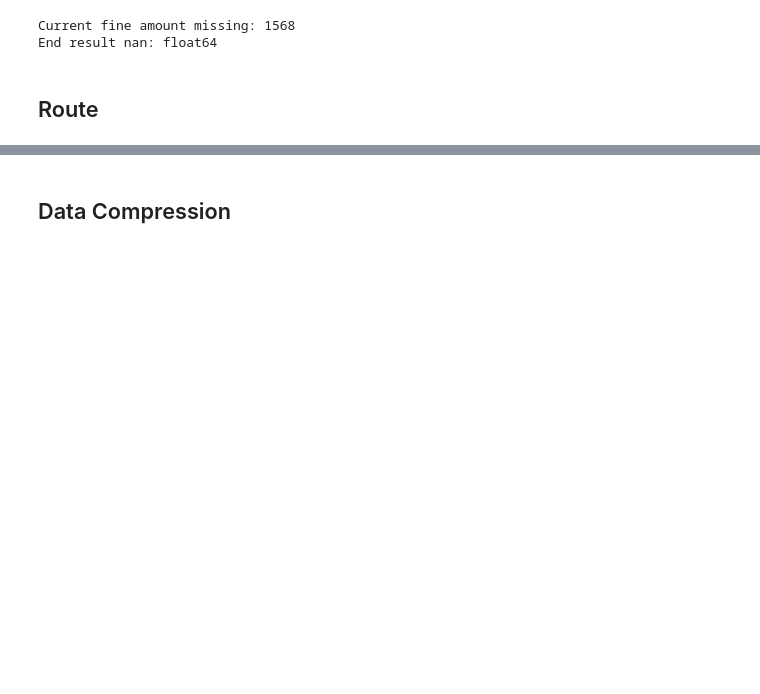
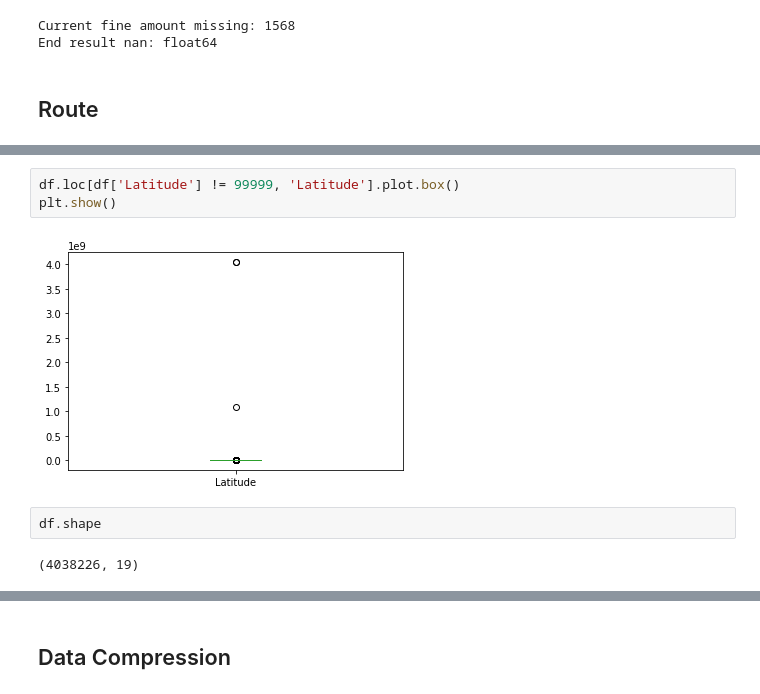
Before and after one commit to jachen36/2018_la_parking_citation, a Jupyter notebook: cleaning.ipynb, the cells around one changed output, grey strips where cells are left out. Saved outputs shown, nothing was run; the diff lists cells and outputs as text; blank space fills up the shorter version.

```diff
--- a/cleaning.ipynb
+++ b/cleaning.ipynb
@@ -1227,0 +1386,9 @@ df['Route'].unique().size
+# %%
+df.loc[df['Latitude'] != 99999, 'Latitude'].plot.box()
+plt.show()
+# %% [output]
+[figure, added]
+# %%
+df.shape
+# %% [output]
+(4038226, 19)
```
Also changed, not shown: parts of 34 cells of this notebook, 3 other files.
